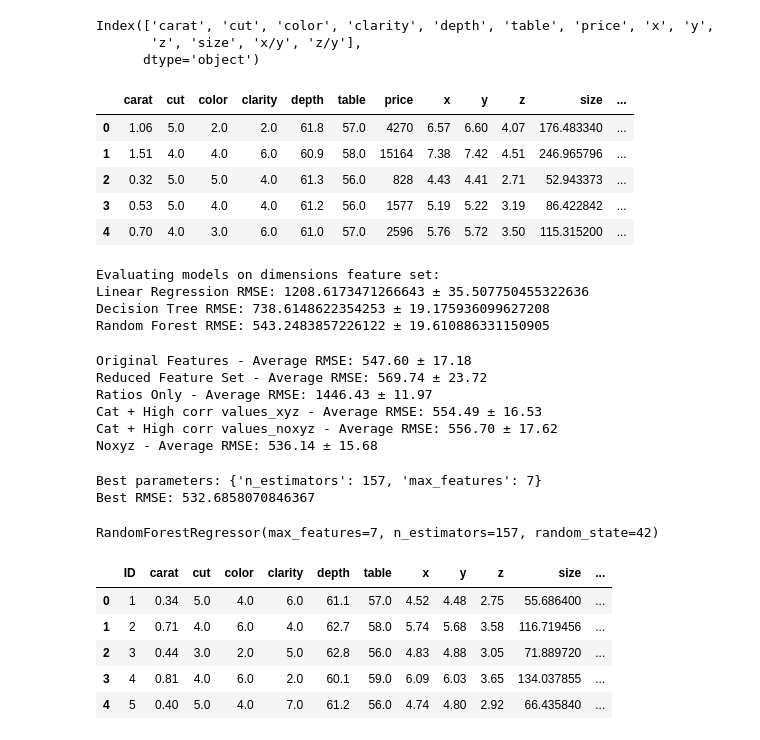
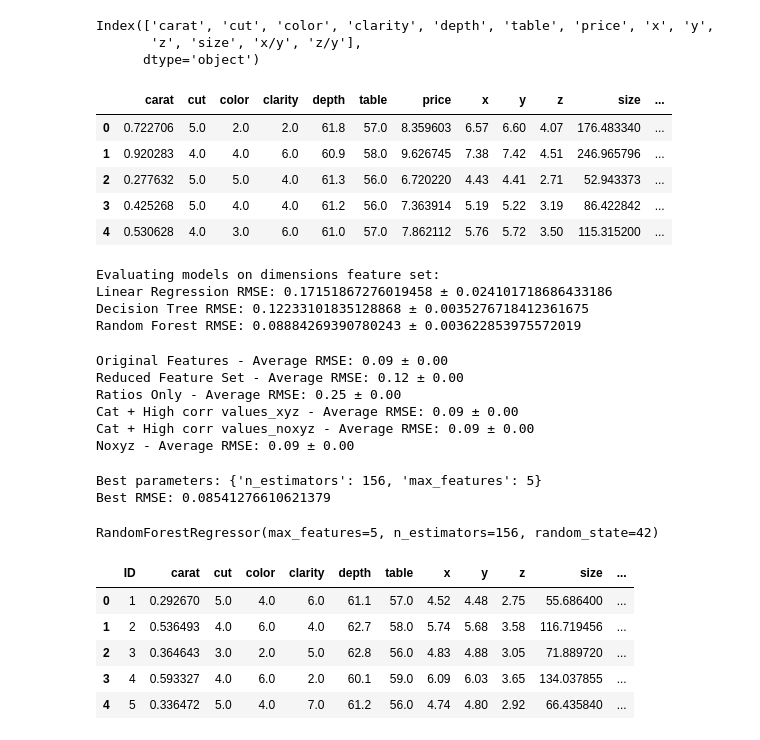
Before and after one commit to YSKAA423/Diamon_Price_Predictor, a Jupyter notebook: Diamond_Price_Predictor.ipynb, the cells around one changed output. Drawn from its saved outputs; the diff is of its cells as text; code cells hidden in the pictures.

```diff
--- a/Diamond_Price_Predictor.ipynb
+++ b/Diamond_Price_Predictor.ipynb
@@ -214,3 +214,32 @@ plt.clf()
 # %% [output]
 [figure]
 <Figure size 640x480 with 0 Axes>
+# %%
+# Function to calculate quantiles and IQR, then cap (to handle outliers) values
+def cap_values(df, column):
+    Q1 = df[column].quantile(0.25)
+    Q3 = df[column].quantile(0.75)
+    IQR = Q3 - Q1
+    lower_bound = Q1 - 2.25 * IQR # 2.25 instead of the base convention of 1.5
+    upper_bound = Q3 + 2.25 * IQR
+    df[column] = np.clip(df[column], lower_bound, upper_bound) # Applying the capping here
+    return lower_bound, upper_bound # to apply on the test set
+
+# Store bounds for each feature, applying the cap and then storing them in the bounds dictionary
+bounds = {}
+
+features_to_cap = ['depth', 'table', 'x', 'y', 'z']
+for feature in features_to_cap:
+    bounds[feature] = cap_values(prices, feature)
+
+# Apply log transformation for 'carat' and 'price' to reduce skewness
+prices['carat'] = np.log1p(prices['carat'])
+prices['price'] = np.log1p(prices['price'])
+
+# Applying the same log transformations to the test set
+test_set['carat'] = np.log1p(test_set['carat'])
+
+# Cap values in the test set **using the bounds from the training set**
+for feature in features_to_cap:
+    lower_bound, upper_bound = bounds[feature]
+    test_set[feature] = np.clip(test_set[feature], lower_bound, upper_bound)
@@ -357,11 +395,11 @@ test_set[['cut', 'color', 'clarity']] += 1 # Adjust to start at 1
 prices.head()
 # %% [output]
 |  | carat | cut | color | clarity | depth | table | price | x | y | z | size | ... |
-| 0 | 1.06 | 5.0 | 2.0 | 2.0 | 61.8 | 57.0 | 4270 | 6.57 | 6.60 | 4.07 | 176.483340 | ... |
-| 1 | 1.51 | 4.0 | 4.0 | 6.0 | 60.9 | 58.0 | 15164 | 7.38 | 7.42 | 4.51 | 246.965796 | ... |
-| 2 | 0.32 | 5.0 | 5.0 | 4.0 | 61.3 | 56.0 | 828 | 4.43 | 4.41 | 2.71 | 52.943373 | ... |
-| 3 | 0.53 | 5.0 | 4.0 | 4.0 | 61.2 | 56.0 | 1577 | 5.19 | 5.22 | 3.19 | 86.422842 | ... |
-| 4 | 0.70 | 4.0 | 3.0 | 6.0 | 61.0 | 57.0 | 2596 | 5.76 | 5.72 | 3.50 | 115.315200 | ... |
+| 0 | 0.722706 | 5.0 | 2.0 | 2.0 | 61.8 | 57.0 | 8.359603 | 6.57 | 6.60 | 4.07 | 176.483340 | ... |
+| 1 | 0.920283 | 4.0 | 4.0 | 6.0 | 60.9 | 58.0 | 9.626745 | 7.38 | 7.42 | 4.51 | 246.965796 | ... |
+| 2 | 0.277632 | 5.0 | 5.0 | 4.0 | 61.3 | 56.0 | 6.720220 | 4.43 | 4.41 | 2.71 | 52.943373 | ... |
+| 3 | 0.425268 | 5.0 | 4.0 | 4.0 | 61.2 | 56.0 | 7.363914 | 5.19 | 5.22 | 3.19 | 86.422842 | ... |
+| 4 | 0.530628 | 4.0 | 3.0 | 6.0 | 61.0 | 57.0 | 7.862112 | 5.76 | 5.72 | 3.50 | 115.315200 | ... |
 # %%
 from sklearn.linear_model import LinearRegression
 from sklearn.tree import DecisionTreeRegressor
@@ -408,9 +446,9 @@ check_models(regression_models, X_train_dim, y_train)
 # check_models(regression_models, X_train_size, y_train)
 # %% [output]
 Evaluating models on dimensions feature set:
-Linear Regression RMSE: 1208.6173471266643 ± 35.507750455322636
-Decision Tree RMSE: 738.6148622354253 ± 19.175936099627208
-Random Forest RMSE: 543.2483857226122 ± 19.610886331150905
+Linear Regression RMSE: 0.17151867276019458 ± 0.024101718686433186
+Decision Tree RMSE: 0.12233101835128868 ± 0.0035276718412361675
+Random Forest RMSE: 0.08884269390780243 ± 0.003622853975572019
 # %%
 # Assuming 'prices' has already had categorical data encoded and necessary features created
 # Define the subsets of features considering correlation insights
@@ -437,9 +475,9 @@ for name, features in feature_sets.items():
 
     print(f"{name} - Average RMSE: {np.mean(rmse_scores):.2f} ± {np.std(rmse_scores):.2f}")
 # %% [output]
-Original Features - Average RMSE: 547.60 ± 17.18
-Reduced Feature Set - Average RMSE: 569.74 ± 23.72
-Ratios Only - Average RMSE: 1446.43 ± 11.97
-Cat + High corr values_xyz - Average RMSE: 554.49 ± 16.53
-Cat + High corr values_noxyz - Average RMSE: 556.70 ± 17.62
-Noxyz - Average RMSE: 536.14 ± 15.68
+Original Features - Average RMSE: 0.09 ± 0.00
+Reduced Feature Set - Average RMSE: 0.12 ± 0.00
+Ratios Only - Average RMSE: 0.25 ± 0.00
+Cat + High corr values_xyz - Average RMSE: 0.09 ± 0.00
+Cat + High corr values_noxyz - Average RMSE: 0.09 ± 0.00
+Noxyz - Average RMSE: 0.09 ± 0.00
@@ -472,6 +484,5 @@ Noxyz - Average RMSE: 536.14 ± 15.68
 # %%
 from sklearn.model_selection import RandomizedSearchCV
-from scipy.stats import randint
 
 X = prices[['carat', 'cut', 'color', 'clarity', 'x/y', 'z/y','depth', 'table']]
 y = prices['price']
@@ -504,12 +515,12 @@ best_score = np.sqrt(-random_search.best_score_)
 print(f"Best parameters: {best_params}")
 print(f"Best RMSE: {best_score}")
 # %% [output]
-Best parameters: {'n_estimators': 157, 'max_features': 7}
-Best RMSE: 532.6858070846367
+Best parameters: {'n_estimators': 156, 'max_features': 5}
+Best RMSE: 0.08541276610621379
 # %%
 print(best_model)
 # %% [output]
-RandomForestRegressor(max_features=7, n_estimators=157, random_state=42)
+RandomForestRegressor(max_features=5, n_estimators=156, random_state=42)
 # %%
 # use the best model on the testing set
 #Add all relevant columns especially the ones needed by the best model
@@ -520,17 +531,21 @@ test_set['z/y'] = test_set['z'] / test_set['y']
 X_test = test_set[['carat', 'cut', 'color', 'clarity', 'x/y', 'z/y','depth', 'table']]
 
 X_test_scaled = scaler.transform(X_test) #same scalar object
+# Predict using the best model on the scaled test set features
 final_predictions = best_model.predict(X_test_scaled)
+
+# Transform predictions back to the original scale
+original_scale_predictions = np.expm1(final_predictions)
 # %%
 full_test = test_set.copy()
-full_test['price'] = final_predictions
+full_test['price'] = original_scale_predictions
 full_test.rename(columns={'Id':'ID'}, inplace=True)
 full_test.head()
 # %% [output]
 |  | ID | carat | cut | color | clarity | depth | table | x | y | z | size | ... |
-| 0 | 1 | 0.34 | 5.0 | 4.0 | 6.0 | 61.1 | 57.0 | 4.52 | 4.48 | 2.75 | 55.686400 | ... |
-| 1 | 2 | 0.71 | 4.0 | 6.0 | 4.0 | 62.7 | 58.0 | 5.74 | 5.68 | 3.58 | 116.719456 | ... |
-| 2 | 3 | 0.44 | 3.0 | 2.0 | 5.0 | 62.8 | 56.0 | 4.83 | 4.88 | 3.05 | 71.889720 | ... |
-| 3 | 4 | 0.81 | 4.0 | 6.0 | 2.0 | 60.1 | 59.0 | 6.09 | 6.03 | 3.65 | 134.037855 | ... |
-| 4 | 5 | 0.40 | 5.0 | 4.0 | 7.0 | 61.2 | 56.0 | 4.74 | 4.80 | 2.92 | 66.435840 | ... |
+| 0 | 1 | 0.292670 | 5.0 | 4.0 | 6.0 | 61.1 | 57.0 | 4.52 | 4.48 | 2.75 | 55.686400 | ... |
+| 1 | 2 | 0.536493 | 4.0 | 6.0 | 4.0 | 62.7 | 58.0 | 5.74 | 5.68 | 3.58 | 116.719456 | ... |
+| 2 | 3 | 0.364643 | 3.0 | 2.0 | 5.0 | 62.8 | 56.0 | 4.83 | 4.88 | 3.05 | 71.889720 | ... |
+| 3 | 4 | 0.593327 | 4.0 | 6.0 | 2.0 | 60.1 | 59.0 | 6.09 | 6.03 | 3.65 | 134.037855 | ... |
+| 4 | 5 | 0.336472 | 5.0 | 4.0 | 7.0 | 61.2 | 56.0 | 4.74 | 4.80 | 2.92 | 66.435840 | ... |
 # %%
```
Also changed, not shown: parts of 16 cells of this notebook.
